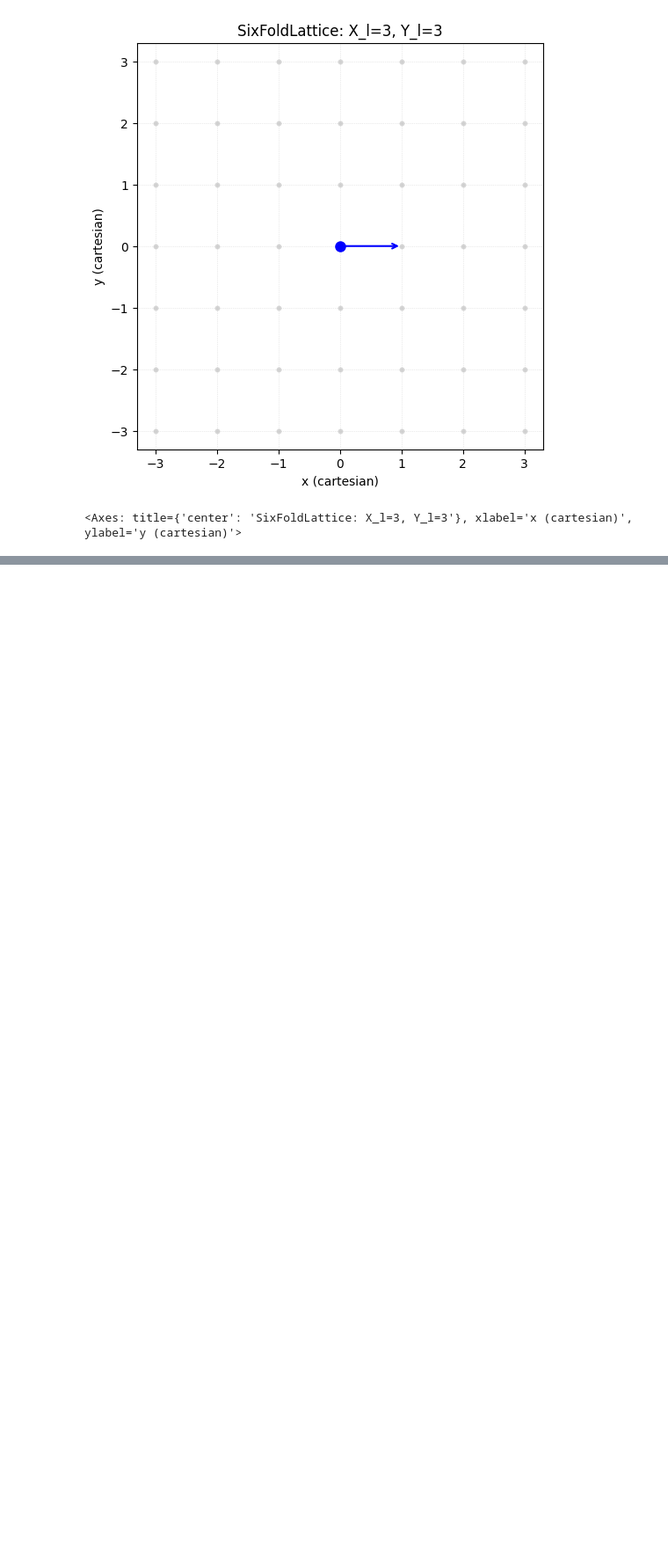
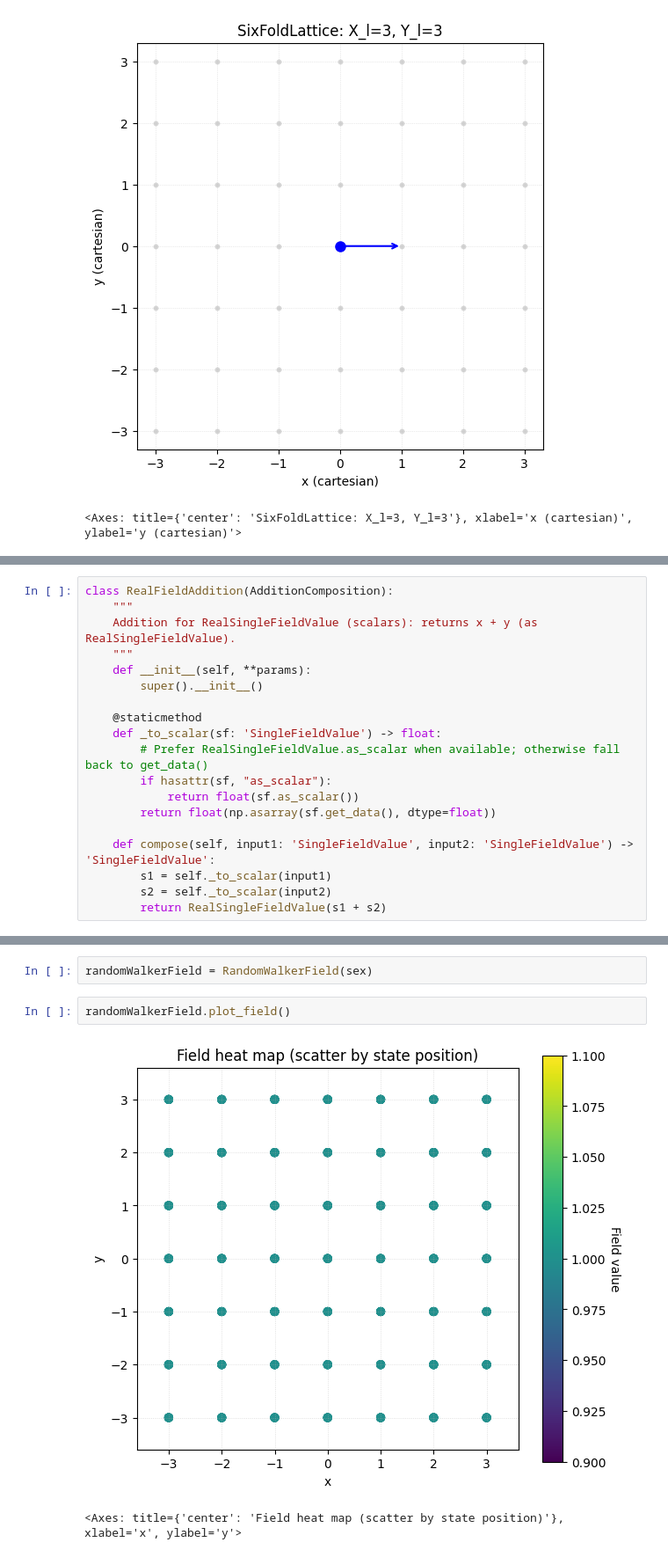
Before and after one commit to ckCrimson/Field_Dynamic_System, a Jupyter notebook: sample.ipynb, the cells around one changed output, grey strips where cells are left out. Shown at 88% size. Drawn from its saved outputs; the diff is of its cells as text; blank space fills up the shorter version.

Commit message:
Real Field Value for the Real Momentum walker

```diff
--- a/sample.ipynb
+++ b/sample.ipynb
@@ -3496,0 +3568,19 @@ rwmsr.get_reaching(sex.get_state(),sex,3).plot_state_space()
+# %%
+class RealFieldAddition(AdditionComposition):
+    """
+    Addition for RealSingleFieldValue (scalars): returns x + y (as RealSingleFieldValue).
+    """
+    def __init__(self, **params):
+        super().__init__()
+
+    @staticmethod
+    def _to_scalar(sf: 'SingleFieldValue') -> float:
+        # Prefer RealSingleFieldValue.as_scalar when available; otherwise fall back to get_data()
+        if hasattr(sf, "as_scalar"):
+            return float(sf.as_scalar())
+        return float(np.asarray(sf.get_data(), dtype=float))
+
+    def compose(self, input1: 'SingleFieldValue', input2: 'SingleFieldValue') -> 'SingleFieldValue':
+        s1 = self._to_scalar(input1)
+        s2 = self._to_scalar(input2)
+        return RealSingleFieldValue(s1 + s2)
@@ -3496,0 +3933,7 @@ rwmsr.get_reaching(sex.get_state(),sex,3).plot_state_space()
+# %%
+randomWalkerField = RandomWalkerField(sex)
+# %%
+randomWalkerField.plot_field()
+# %% [output]
+[figure, added]
+<Axes: title={'center': 'Field heat map (scatter by state position)'}, xlabel='x', ylabel='y'>
```
Also changed, not shown: parts of 23 cells of this notebook.
